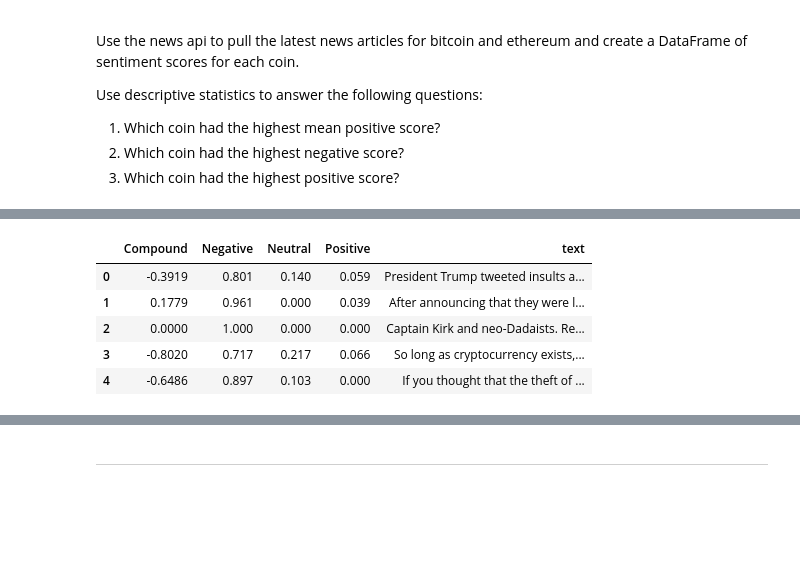
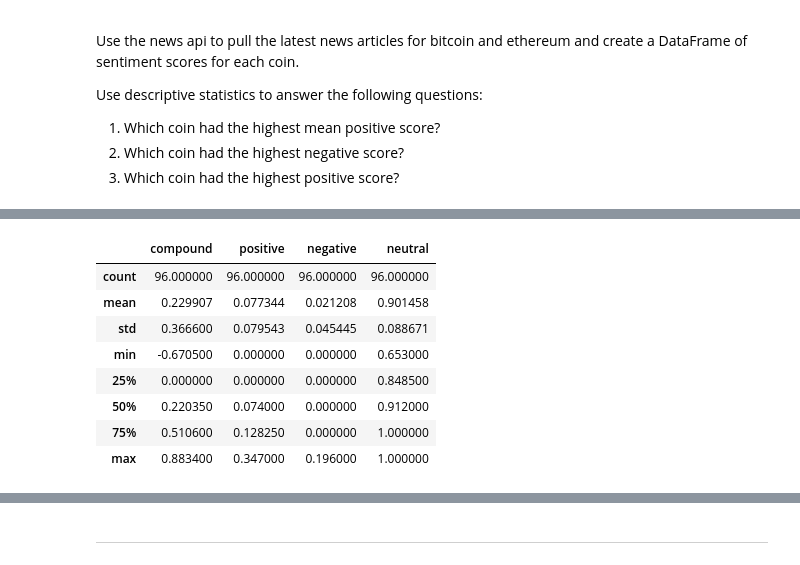
Before and after one commit to jtmcginley123/unit12, a Jupyter notebook: Starter_Code/crypto_sentiment.ipynb, the cells around one changed output, grey strips where cells are left out. Drawn from its saved outputs; the diff is of its cells as text; code cells hidden in the pictures; blank space fills up the shorter version.

```diff
--- a/Starter_Code/crypto_sentiment.ipynb
+++ b/Starter_Code/crypto_sentiment.ipynb
@@ -21,8 +24,8 @@ analyzer = SentimentIntensityAnalyzer()
 # YOUR CODE HERE!
 from newsapi import NewsApiClient
 from dotenv import load_dotenv
-
-api_key = os.getenv("newsapi_key")
+load_dotenv()
+api_key = os.getenv("news_api")
 # %%
 # Create a newsapi client
 # YOUR CODE HERE!
@@ -43,0 +112,36 @@ TypeError: expected string or bytes-like object
+# %%
+# Create the ethereum sentiment scores DataFrame
+# YOUR CODE HERE!
+eth_sentiments = []
+
+for article in eth_headlines["articles"]:
+    try:
+        text = article["content"]
+        date = article["publishedAt"][:10]
+        sentiment = analyzer.polarity_scores(text)
+        compound = sentiment["compound"]
+        pos = sentiment["pos"]
+        neu = sentiment["neu"]
+        neg = sentiment["neg"]
+
+        eth_sentiments.append({
+            "text": text,
+            "date": date,
+            "compound": compound,
+            "positive": pos,
+            "negative": neg,
+            "neutral": neu
+
+        })
+
+    except AttributeError:
+        pass
+
+# Create DataFrame
+eth_df = pd.DataFrame(eth_sentiments)
+
+# Reorder DataFrame columns
+cols = ["compound", "positive", "negative", "neutral", "text"]
+eth_df = eth_df[cols]
+
+eth_df.head()
@@ -54,10 +169,14 @@ TypeError: expected string or bytes-like object
 # %%
-# Create the ethereum sentiment scores DataFrame
+# Describe the Ethereum Sentiment
 # YOUR CODE HERE!
+eth_df.describe()
 # %% [output]
-|  | Compound | Negative | Neutral | Positive | text |
-| 0 | -0.3919 | 0.801 | 0.140 | 0.059 | President Trump tweeted insults a... |
-| 1 | 0.1779 | 0.961 | 0.000 | 0.039 | After announcing that they were l... |
-| 2 | 0.0000 | 1.000 | 0.000 | 0.000 | Captain Kirk and neo-Dadaists. Re... |
-| 3 | -0.8020 | 0.717 | 0.217 | 0.066 | So long as cryptocurrency exists,... |
-| 4 | -0.6486 | 0.897 | 0.103 | 0.000 | If you thought that the theft of ... |
+|  | compound | positive | negative | neutral |
+| count | 96.000000 | 96.000000 | 96.000000 | 96.000000 |
+| mean | 0.229907 | 0.077344 | 0.021208 | 0.901458 |
+| std | 0.366600 | 0.079543 | 0.045445 | 0.088671 |
+| min | -0.670500 | 0.000000 | 0.000000 | 0.653000 |
+| 25% | 0.000000 | 0.000000 | 0.000000 | 0.848500 |
+| 50% | 0.220350 | 0.074000 | 0.000000 | 0.912000 |
+| 75% | 0.510600 | 0.128250 | 0.000000 | 1.000000 |
+| max | 0.883400 | 0.347000 | 0.196000 | 1.000000 |
```
Also changed, not shown: parts of 14 cells of this notebook, 1 other file.
